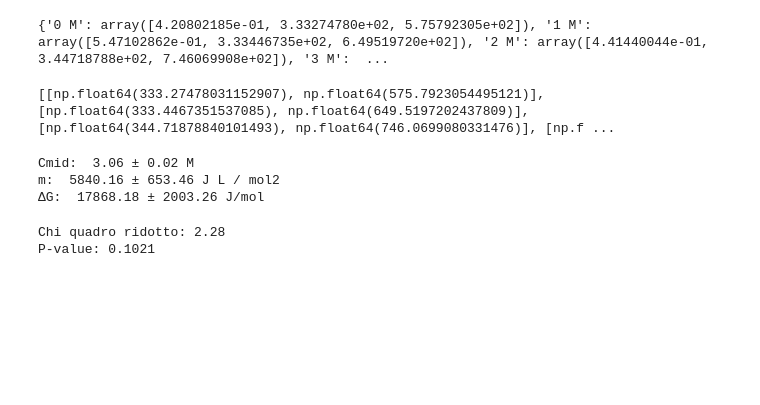
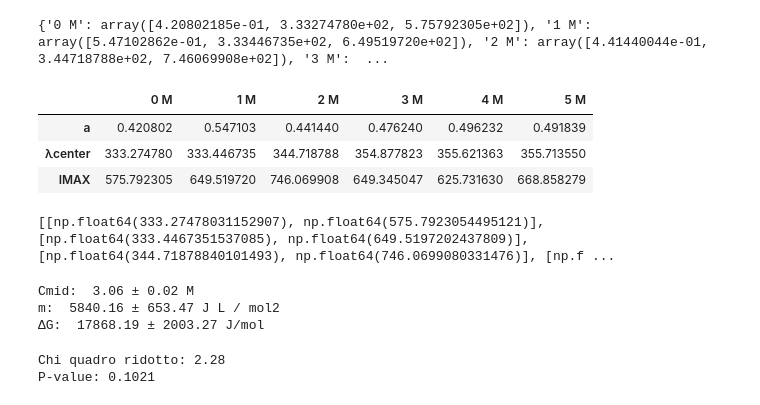
Before and after one commit to CarminatiGiovanni/LaboratorioBiofisica, a Jupyter notebook: FLUO2/fluo2_analisi.ipynb, the cells around one changed output. Saved outputs shown, nothing was run; the diff lists cells and outputs as text; code cells hidden in the pictures; blank space fills up the shorter version.

```diff
--- a/FLUO2/fluo2_analisi.ipynb
+++ b/FLUO2/fluo2_analisi.ipynb
@@ -140,6 +140,14 @@ for i in range(6):
 print(fit_results)
 # %% [output]
 {'0 M': array([4.20802185e-01, 3.33274780e+02, 5.75792305e+02]), '1 M': array([5.47102862e-01, 3.33446735e+02, 6.49519720e+02]), '2 M': array([4.41440044e-01, 3.44718788e+02, 7.46069908e+02]), '3 M':  ...
+# %%
+dataframe_fit = pd.DataFrame(fit_results, index=['a', 'λcenter', 'IMAX'])
+display(dataframe_fit)
+# %% [output]
+|  | 0 M | 1 M | 2 M | 3 M | 4 M | 5 M |
+| a | 0.420802 | 0.547103 | 0.441440 | 0.476240 | 0.496232 | 0.491839 |
+| λcenter | 333.274780 | 333.446735 | 344.718788 | 354.877823 | 355.621363 | 355.713550 |
+| IMAX | 575.792305 | 649.519720 | 746.069908 | 649.345047 | 625.731630 | 668.858279 |
 # %%
 
 fig = go.Figure()
@@ -239,7 +247,7 @@ assex = concentrazioni # np.array([i for i in range(6)]) # Indici delle serie (0
 assey = np.array([VERTEX[i][0] for i in range(6)])  # Valori di xV per ogni serie
 
 # Fit dei dati usando la funzione sigmoide e considerando gli errori
-popt1, pcov1 = curve_fit(sigmoide, assex, assey, sigma=errors_xV, p0=[2.12, -34.27,VERTEX[0][0],VERTEX[5][0]], maxfev=5000)
+popt1, pcov1 = curve_fit(sigmoide, assex, assey, sigma=errors_xV, p0=[2.12, 5840.16 ,VERTEX[0][0],VERTEX[5][0]], maxfev=5000)
 
 Cmid, m, yN,yD = popt1
 err_Cmid, err_m, err_yN, err_yD = np.sqrt(np.diag(pcov1))
@@ -253,8 +261,8 @@ err_DELTA_G = np.sqrt((err_Cmid * m)**2 + (Cmid * err_m)**2)
 print('ΔG: ', final_val(ΔG, err_DELTA_G, udm='J/mol'))
 # %% [output]
 Cmid:  3.06 ± 0.02 M
-m:  5840.16 ± 653.46 J L / mol2
-ΔG:  17868.18 ± 2003.26 J/mol
+m:  5840.16 ± 653.47 J L / mol2
+ΔG:  17868.19 ± 2003.27 J/mol
 # %%
 fig = go.Figure()
 
```
Also changed, not shown: 13 other files.
